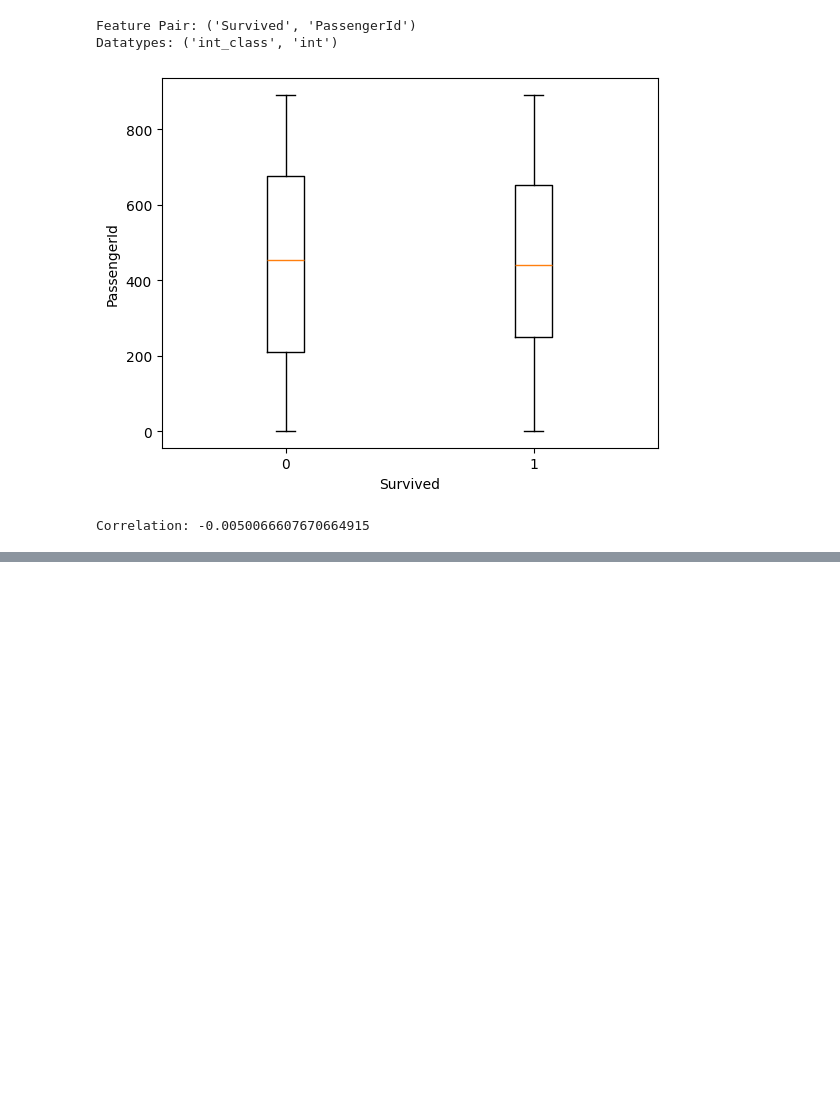
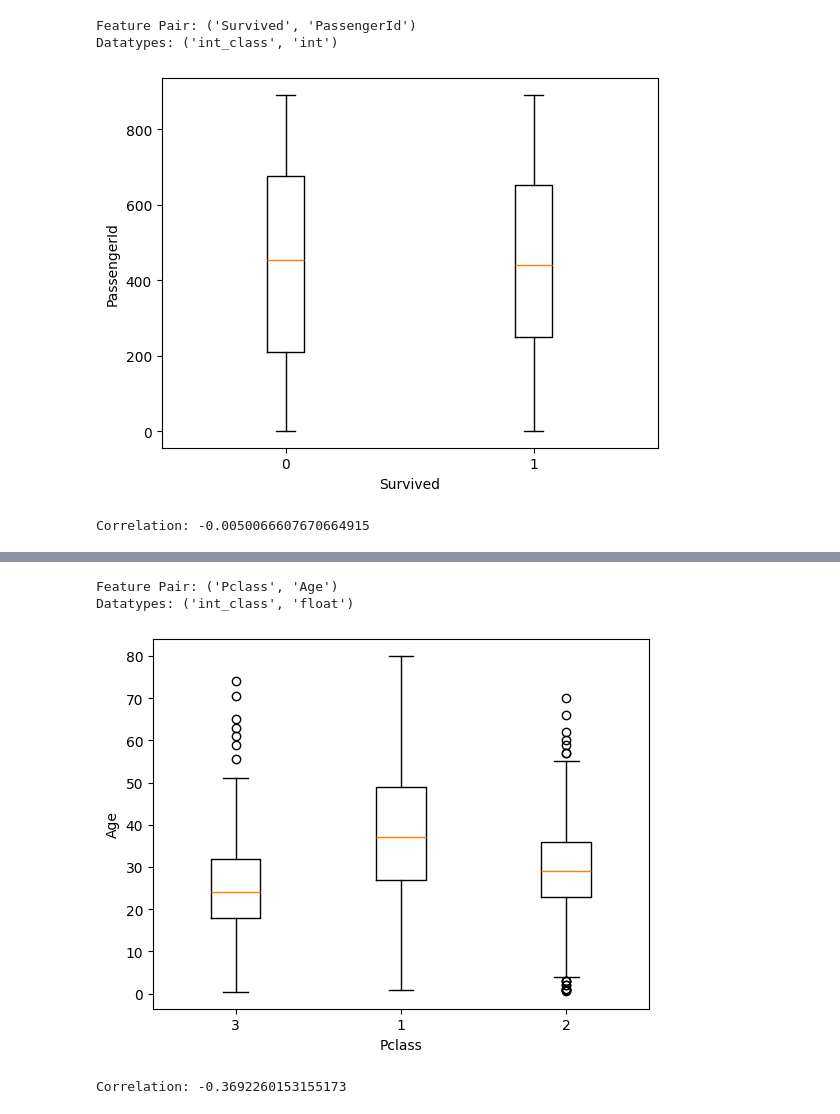
Before and after one commit to nlandy/Titanic, a Jupyter notebook: titanic.ipynb, the cells around one changed output, grey strips where cells are left out. Cells and saved outputs as stored; diff of their text form; code cells hidden in the pictures; blank space fills up the shorter version.

Commit message:
more 2D EDA! including more string pairs

```diff
--- a/titanic.ipynb
+++ b/titanic.ipynb
@@ -451,7 +451,10 @@ def EDA_2D(col1, col2):
         plt.show()
         print(f"Correlation: {col1.corr(col2)}")
     def EDA_2D_int_string(col1, col2):
-        print("No implementation for visualization of int string")
+        min_val = col1.min()
+        max_val = col1.max()
+        for c in [min_val, max_val]:
+            print(f"{c}:{Counter(' '.join(col2[col1==c].dropna()).split()).most_common(20)}")
     def EDA_2D_int_stringclass(col1, col2):
         class_list = []
         classes = col2.unique()
@@ -462,14 +465,17 @@ def EDA_2D(col1, col2):
         plt.xlabel(col2.name)
         plt.show()
     def EDA_2D_int_float(col1, col2):
-        print("Implement int float")
+        plt.scatter(col1, col2)
+        plt.xlabel(col1.name)
+        plt.ylabel(col2.name)
+        print(f"Correlation: {col1.corr(col2)}")
     def EDA_2D_intclass_intclass(col1, col2):
         col1_classes = col1.unique()
         col2_classes = col2.unique()
-        print(pd.concat([col1, col2]).groupby(col1).value_counts())
+        print(pd.concat([col1, col2], axis=1).value_counts())
         print(f"Correlation: {col1.corr(col2)}")
     def EDA_2D_intclass_string(col1, col2):
-        print(pd.concat([col1, col2]).groupby(col1).value_counts())
+        print(pd.concat([col1, col2], axis=1).value_counts())
         classes = col1.unique()
         words_list = " ".join(col2.dropna()).split()
         word_cnts = Counter(words_list)
@@ -481,7 +487,7 @@ def EDA_2D(col1, col2):
     def EDA_2D_intclass_stringclass(col1, col2):
         col1_classes = col1.unique()
         col2_classes = col2.unique()
-        print(pd.concat([col1, col2]).groupby(col1).value_counts())
+        print(pd.concat([col1, col2], axis=1).value_counts())
     def EDA_2D_intclass_float(col1, col2):
         col1_classes = col1.unique()
         boxplots = []
@@ -493,15 +499,30 @@ def EDA_2D(col1, col2):
         plt.show()
         print(f"Correlation: {col1.corr(col2)}")
     def EDA_2D_string_string(col1, col2):
-        print("Implement string string")
+        print(pd.concat([col1, col2], axis=1).head())
+        print(pd.concat([col1, col2], axis=1).tail())
     def EDA_2D_string_stringclass(col1, col2):
-        print("Implement string stringclass")
+        classes = col2.unique()
+        for c in classes:
+            print(f"{c}:{Counter(' '.join(col1[col2==c].dropna()).split()).most_common(20)}")
     def EDA_2D_string_float(col1, col2):
-        print("Implement string float")
+        min_val = col2.min()
+        max_val = col2.max()
+        for c in [min_val, max_val]:
+            print(f"{c}:{Counter(' '.join(col1[col2==c].dropna()).split()).most_common(20)}")
     def EDA_2D_stringclass_stringclass(col1, col2):
-        print("Implement stringclass stringclass")
+        col1_classes = col1.unique()
+        col2_classes = col2.unique()
+        print(pd.concat([col1, col2], axis=1).value_counts())
     def EDA_2D_stringclass_float(col1, col2):
-        print("Implement stringclass float")
+        col1_classes = col1.unique()
+        boxplots = []
+        for c in col1_classes:
+            boxplots.append(col2[col1 == c].dropna())
+        plt.boxplot(boxplots, labels=col1_classes)
+        plt.xlabel(col1.name)
+        plt.ylabel(col2.name)
+        plt.show()
     def EDA_2D_float_float(col1, col2):
         print("Implement float float")
 
@@ -701,4 +892,10 @@ EDA_2D(df.PassengerId, df.Embarked)
 # %%
 # 24. Pclass, Age
+EDA_2D(df.Pclass, df.Age)
+# %% [output]
+Feature Pair: ('Pclass', 'Age')
+Datatypes: ('int_class', 'float')
+[figure, added]
+Correlation: -0.3692260153155173
 # %%
 # 25. Pclass, SibSp
```
Also changed, not shown: parts of 43 cells of this notebook.
